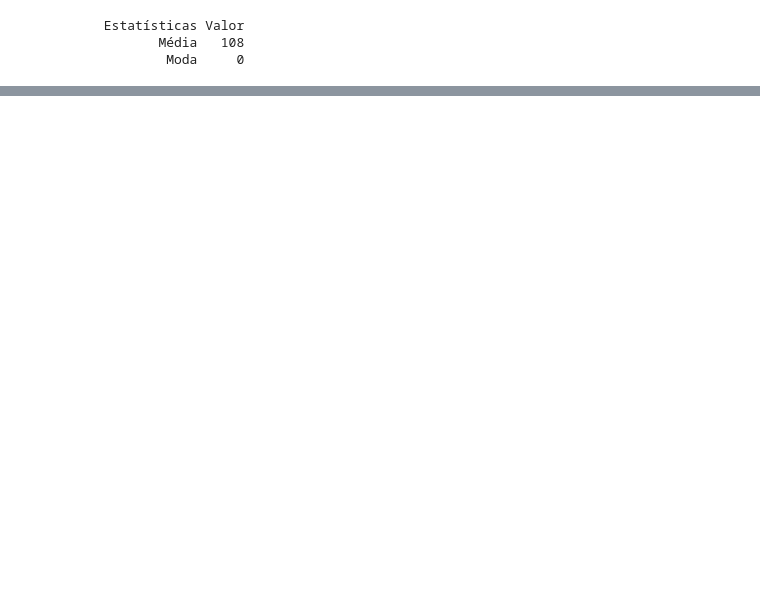
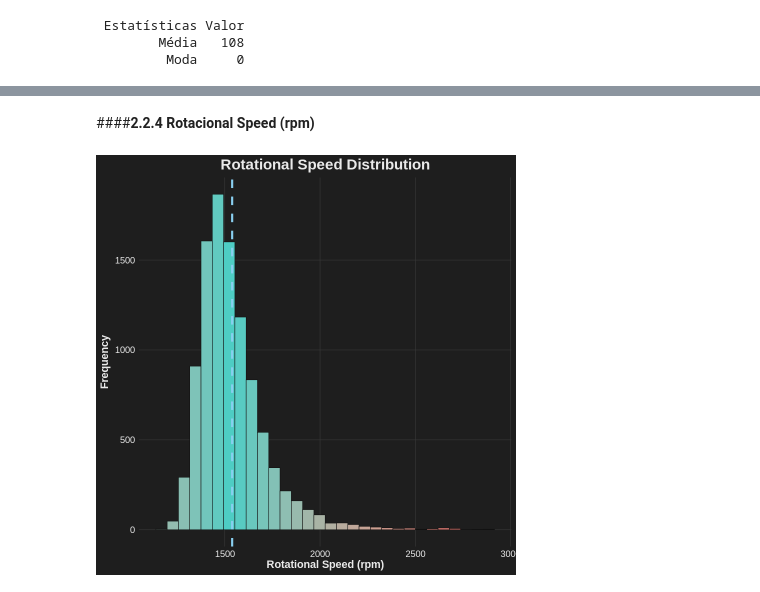
Before and after one commit to IrineuACgasoso/Projeto-2-Estatistica, a Jupyter notebook: projeto2.ipynb, the cells around one changed output, grey strips where cells are left out. Cells and saved outputs as stored; diff of their text form; code cells hidden in the pictures; blank space fills up the shorter version.

```diff
--- a/projeto2.ipynb
+++ b/projeto2.ipynb
@@ -182,0 +370,42 @@ A moda igual a 0 indica que o conjunto de dados contém muitas máquinas pratica
+# %% [markdown]
+####**2.2.4 Rotacional Speed (rpm)**
+# %%
+ggplot(
+  data = df,
+  aes(
+    x = Rotational.speed..rpm.,
+    fill = abs(after_stat(x) - mean(df$Rotational.speed..rpm.))
+  )
+) +
+
+  geom_histogram(
+    bins = 30,
+    color = "#111111",
+    linewidth = 0.3
+  ) +
+
+  labs(
+    title = "Rotational Speed Distribution",
+    x = "Rotational Speed (rpm)",
+    y = "Frequency"
+  ) +
+
+  scale_fill_gradient(
+    low = "#4ECDC4",
+    high = "#FF6B6B"
+  ) +
+
+  geom_vline(
+    aes(xintercept = mean(Rotational.speed..rpm.)),
+    color = "#89CFF0",
+    linetype = "dashed",
+    linewidth = 1.2
+  ) +
+
+  theme_machine() +
+
+  theme(
+    legend.position = "none"
+  )
+# %% [output]
+[figure, added]
```
Also changed, not shown: parts of 27 cells of this notebook.
